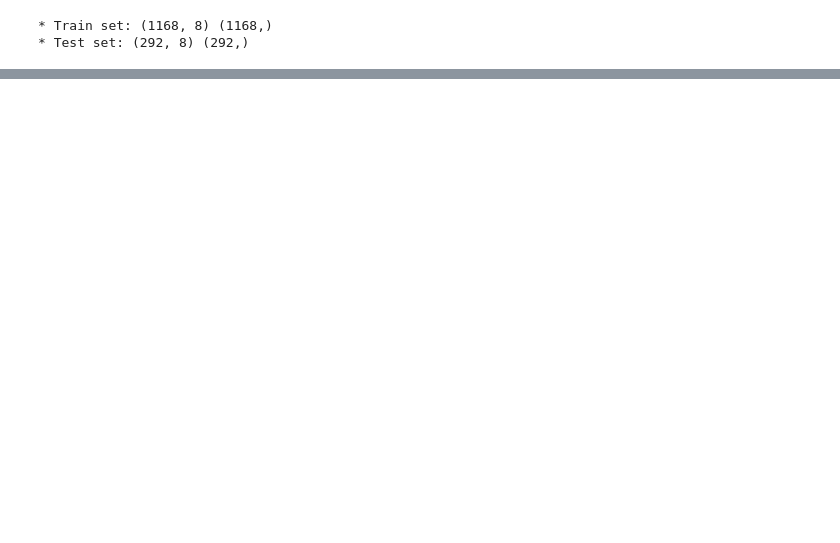
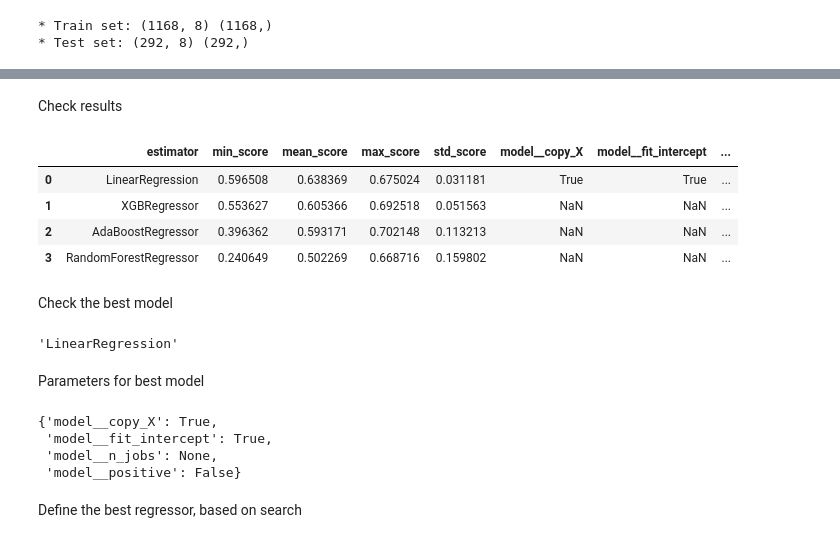
Before and after one commit to Gkicks/milestone-project-heritage-housing-issues, a Jupyter notebook: jupyter_notebooks/5_modeling_and_evaluation.ipynb, the cells around one changed output, grey strips where cells are left out. Cells and saved outputs as stored; diff of their text form; code cells hidden in the pictures; blank space fills up the shorter version.

```diff
--- a/jupyter_notebooks/5_modeling_and_evaluation.ipynb
+++ b/jupyter_notebooks/5_modeling_and_evaluation.ipynb
@@ -221,0 +289,34 @@ print("* Train set:", X_train.shape, y_train.shape,
+# %%
+models_search = {
+    'LinearRegression': LinearRegression(),
+    'XGBRegressor': XGBRegressor(random_state=0),
+    'AdaBoostRegressor': AdaBoostRegressor(random_state=0),
+    'RandomForestRegressor': RandomForestRegressor(random_state=0)
+}
+
+params_search = {
+    'LinearRegression': {
+        'model__fit_intercept': [True],
+        # 'model__fit_intercept': [False],
+        'model__copy_X': [True],
+        'model__n_jobs': [None],
+        'model__positive': [False]
+    },
+    'XGBRegressor':{
+        'model__learning_rate': [0.3],
+        # 'model__learning_rate': [0,1],
+        'model__max_depth': [6]
+        # 'model__max_depth': [0 , 1000000]
+    },
+    'AdaBoostRegressor': {
+        'model__n_estimators': [50],
+        # 'model__n_estimators': [1 , 1000000],
+        'model__learning_rate': [1],
+        # 'model__learning_rate': [0 , 1000000],
+    },
+    'RandomForestRegressor': {
+        'model__n_estimators': [100],
+        # 'model__n_estimators': [0,300],
+        'model__max_depth': [None]
+    }
+}
@@ -221,0 +325,3 @@ print("* Train set:", X_train.shape, y_train.shape,
+# %%
+search = HyperparameterOptimizationSearch(models=models_search, params=params_search)
+search.fit(X_train, y_train, scoring = 'r2', n_jobs=-1, cv=5)
@@ -221,0 +341,29 @@ print("* Train set:", X_train.shape, y_train.shape,
+# %% [markdown]
+Check results
+# %%
+grid_search_summary, grid_search_pipelines = search.score_summary(sort_by='mean_score')
+grid_search_summary
+# %% [output]
+|  | estimator | min_score | mean_score | max_score | std_score | model__copy_X | model__fit_intercept | ... |
+| 0 | LinearRegression | 0.596508 | 0.638369 | 0.675024 | 0.031181 | True | True | ... |
+| 1 | XGBRegressor | 0.553627 | 0.605366 | 0.692518 | 0.051563 | NaN | NaN | ... |
+| 2 | AdaBoostRegressor | 0.396362 | 0.593171 | 0.702148 | 0.113213 | NaN | NaN | ... |
+| 3 | RandomForestRegressor | 0.240649 | 0.502269 | 0.668716 | 0.159802 | NaN | NaN | ... |
+# %% [markdown]
+Check the best model
+# %%
+best_model = grid_search_summary.iloc[0, 0]
+best_model
+# %% [output]
+'LinearRegression'
+# %% [markdown]
+Parameters for best model
+# %%
+grid_search_pipelines[best_model].best_params_
+# %% [output]
+{'model__copy_X': True,
+ 'model__fit_intercept': True,
+ 'model__n_jobs': None,
+ 'model__positive': False}
+# %% [markdown]
+Define the best regressor, based on search
```
Also changed, not shown: parts of 17 cells of this notebook.
